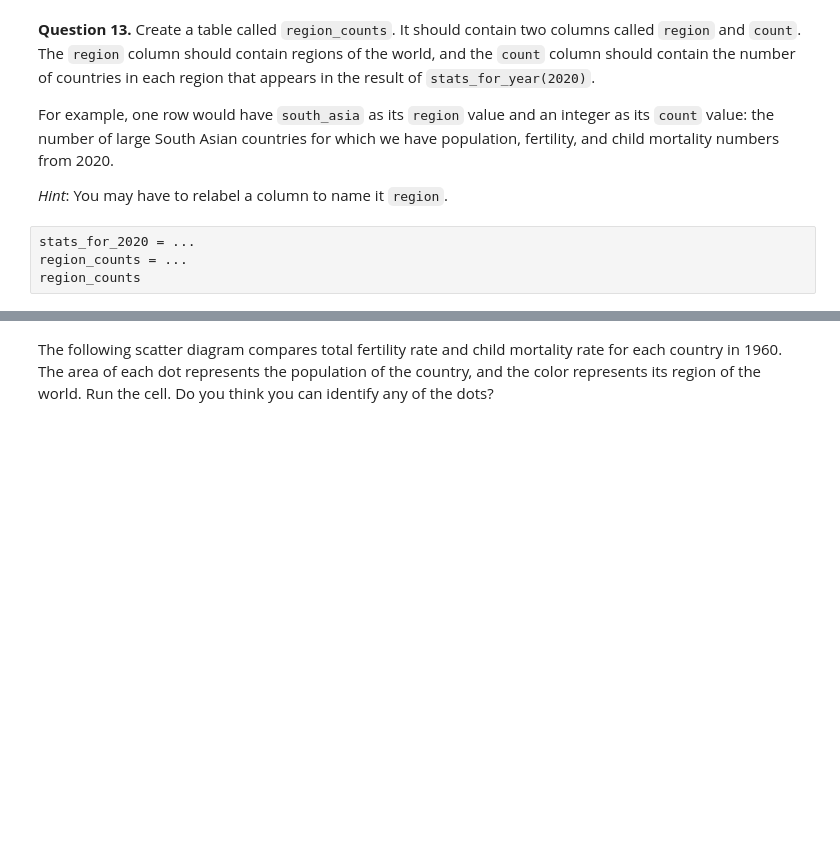
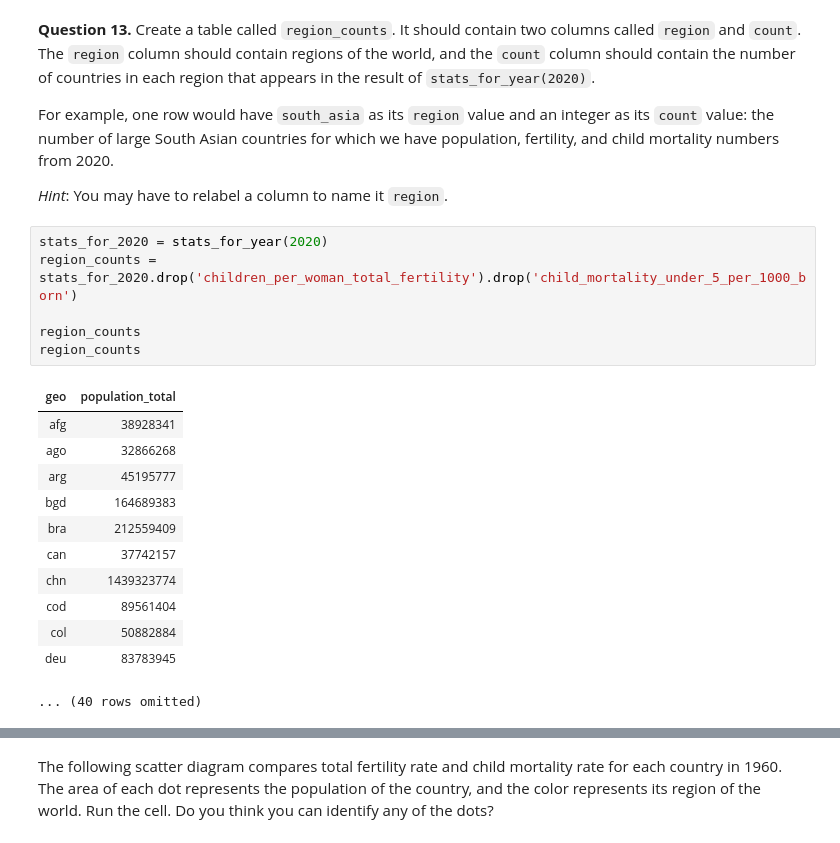
Before and after one commit to kenagrace06/homework, a Jupyter notebook: project1/project1.ipynb, the cells around one changed output, grey strips where cells are left out. Cells and saved outputs as stored; diff of their text form; blank space fills up the shorter version.

```diff
--- a/project1/project1.ipynb
+++ b/project1/project1.ipynb
@@ -479,9 +502,24 @@ countries.select('country', 'name', 'world_6region')
 For example, one row would have `south_asia` as its `region` value and an integer as its `count` value: the number of large South Asian countries for which we have population, fertility, and child mortality numbers from 2020.
 
 *Hint*: You may have to relabel a column to name it `region`.
-# %%
-stats_for_2020 = ...
-region_counts = ...
-region_counts
+# %%
+stats_for_2020 = stats_for_year(2020)
+region_counts = stats_for_2020.drop('children_per_woman_total_fertility').drop('child_mortality_under_5_per_1000_born')
+
+region_counts
+region_counts
+# %% [output]
+| geo | population_total |
+| afg | 38928341 |
+| ago | 32866268 |
+| arg | 45195777 |
+| bgd | 164689383 |
+| bra | 212559409 |
+| can | 37742157 |
+| chn | 1439323774 |
+| cod | 89561404 |
+| col | 50882884 |
+| deu | 83783945 |
+... (40 rows omitted)
 # %%
 grader.check("q1_13")
```
Also changed, not shown: parts of 24 cells of this notebook, 3 other files.
